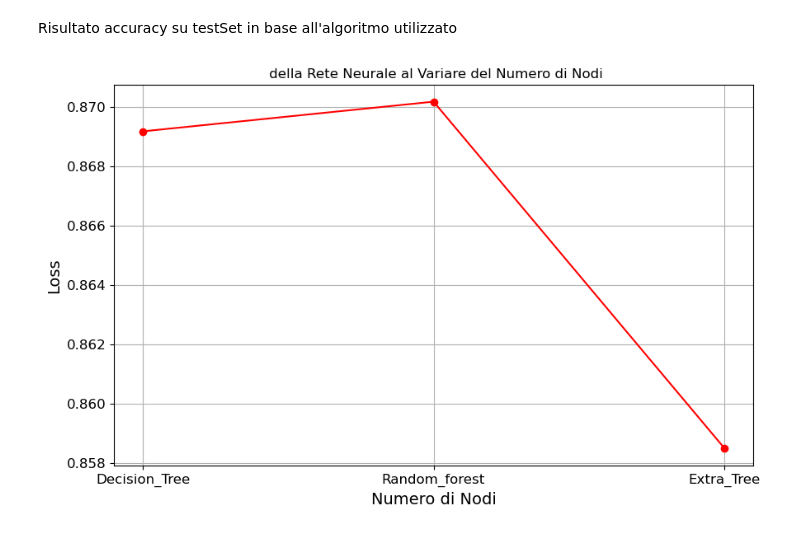
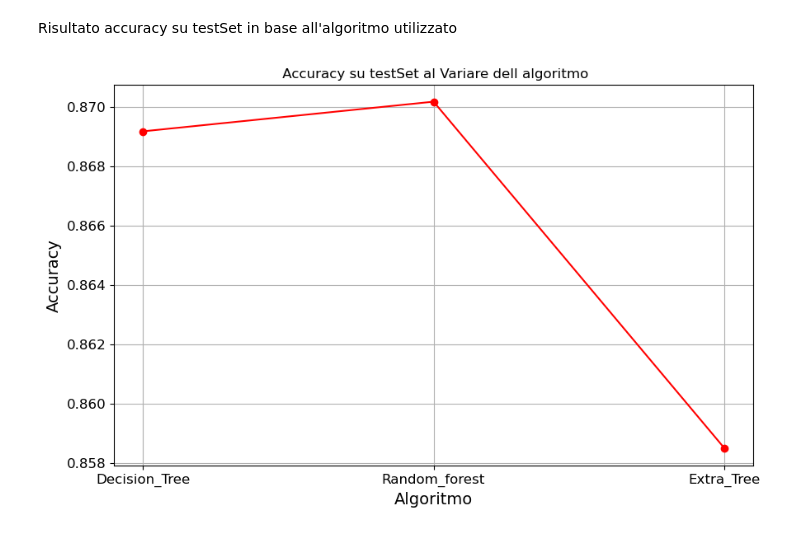
Before and after one commit to RagnOh/ProgettoMLDM, a Jupyter notebook: Decision_tree/D_Tree.ipynb, the cells around one changed output. Drawn from its saved outputs; the diff is of its cells as text; code cells hidden in the pictures.

```diff
--- a/Decision_tree/D_Tree.ipynb
+++ b/Decision_tree/D_Tree.ipynb
@@ -390,15 +472,15 @@ Risultato accuracy su testSet in base all'algoritmo utilizzato
 # %%
 import seaborn as sns
 algoritmo=["Decision_Tree","Random_forest","Extra_Tree"]
 accuracy=[0.86917,0.87017,0.8585]
 
 plt.figure(figsize=(10, 6))
 plt.plot(algoritmo, accuracy, marker='o', linestyle='-', color='r')
-plt.title(' della Rete Neurale al Variare del Numero di Nodi')
-plt.xlabel('Numero di Nodi')
-plt.ylabel('Loss')
+plt.title(' Accuracy su testSet al Variare dell algoritmo')
+plt.xlabel('Algoritmo')
+plt.ylabel('Accuracy')
 plt.grid(True)
 plt.xticks(algoritmo)
 plt.show()
 # %% [output]
-[figure, old version]
+[figure, new version]
```
Also changed, not shown: parts of 14 cells of this notebook, 3 other files.
